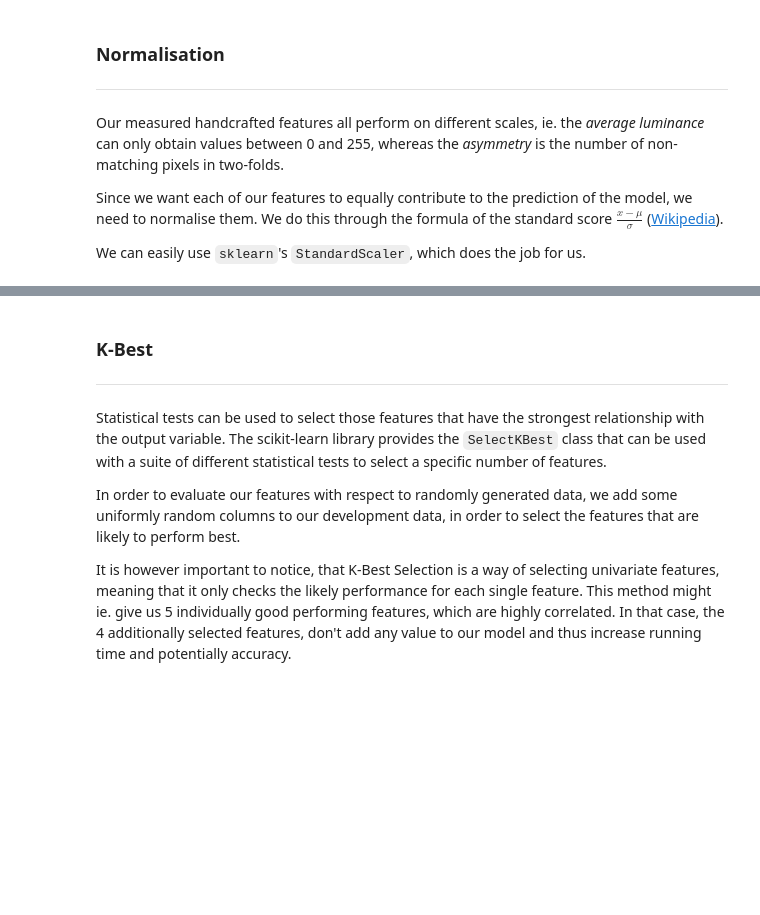
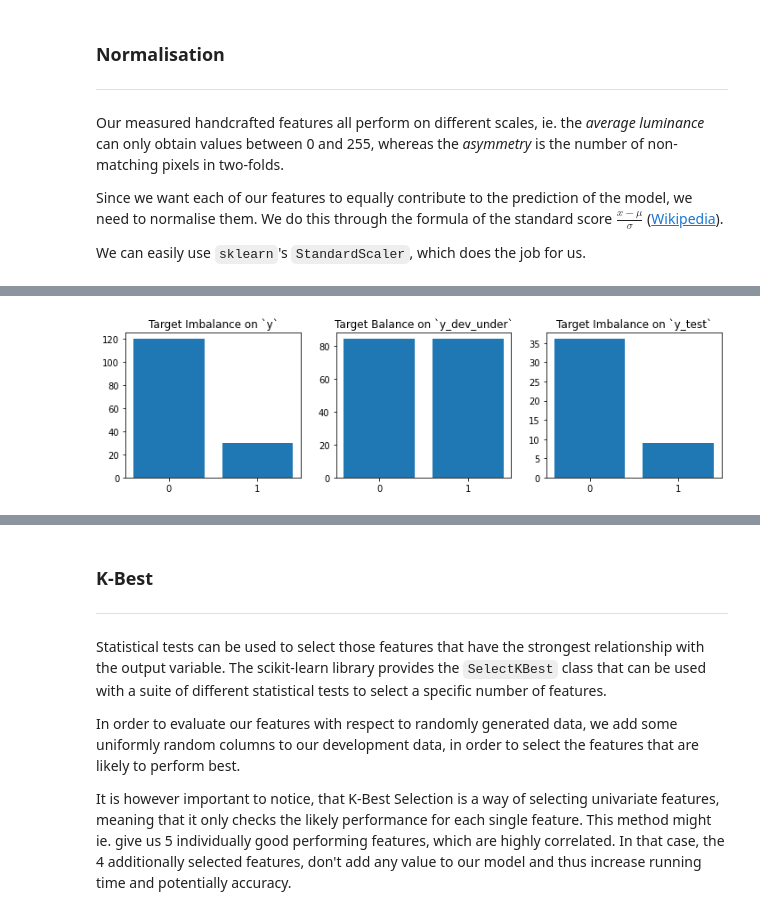
Before and after one commit to mikasenghaas/skin-lesion-detection, a Jupyter notebook: notebooks/project3.ipynb, the cells around one changed output, grey strips where cells are left out. Saved outputs shown, nothing was run; the diff lists cells and outputs as text; code cells hidden in the pictures; blank space fills up the shorter version.

```diff
--- a/notebooks/project3.ipynb
+++ b/notebooks/project3.ipynb
@@ -658,6 +724,6 @@ We split the data at this early stage to not bias our model towards the test dat
 # %%
-# split into train-test data (hold-out data to mimic true 'out-of-sample' data)
-X_dev, X_test, y_dev, y_test = train_test_split(X, y, test_size=0.3, random_state=1)
+# split into dev-test data (hold-out data to mimic true 'out-of-sample' data)
+X_dev, X_test, y_dev, y_test = train_test_split(X, y, stratify=y, test_size=0.3, random_state=1)
 # %%
 print(X_dev.shape, y_dev.shape)
 print(X_test.shape, y_test.shape)
@@ -692,12 +763,14 @@ X_dev_sampled, y_dev_sampled = oversampler.fit_resample(X_dev, y_dev)
 # %%
 # plot before oversampling
 fig, axes = plt.subplots(ncols=3, figsize=(12, 3))
-for ax, dataset in zip(axes, [y, y_dev_under, y_test]):
+for ax, dataset in zip(axes, [y, y_dev_sampled, y_test]):
     unique, counts = np.unique(dataset, return_counts=True)
     ax.bar(unique, counts); ax.set_xticks([1,0])
 axes[0].set_title('Target Imbalance on `y`');
 axes[1].set_title('Target Balance on `y_dev_under`');
 axes[2].set_title('Target Imbalance on `y_test`');
+# %% [output]
+[figure, added]
 # %%
 print(f'#Images before Upsampling:   {X_dev.shape[0]}')
 print(f'#Images after Upsampling:    {X_dev_sampled.shape[0]}')
```
Also changed, not shown: parts of 26 cells of this notebook.
